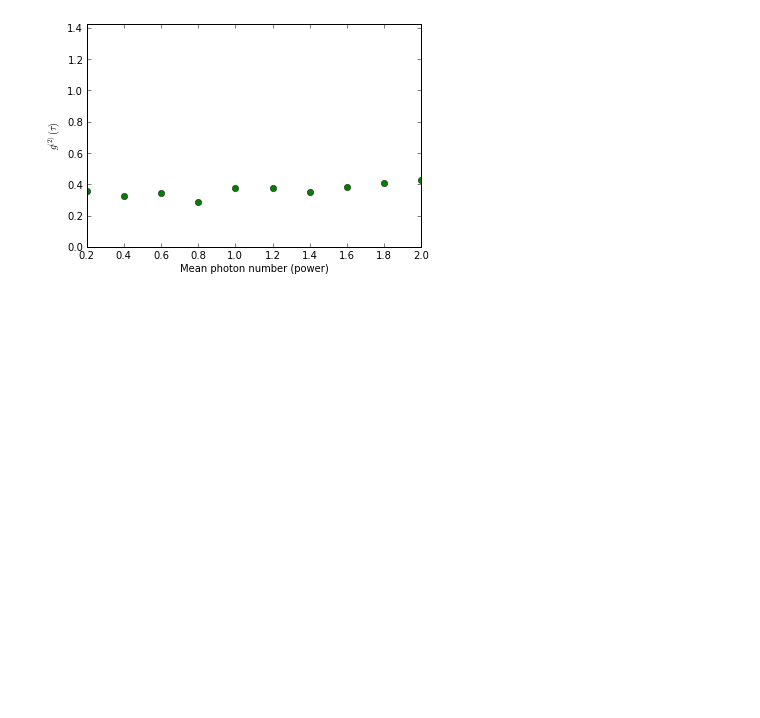
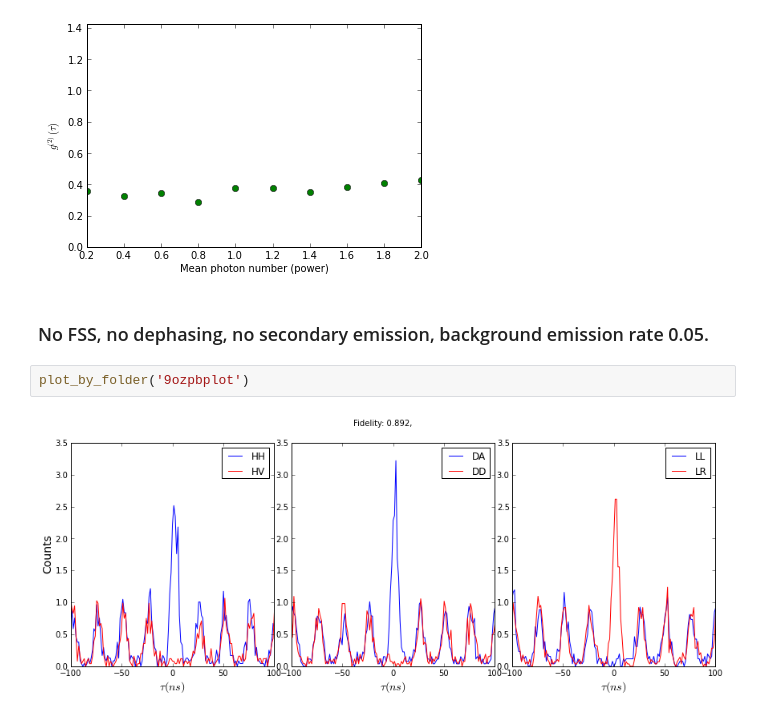
Before and after one commit to eoinmurray/icarus, a Jupyter notebook: Fidelity curves.ipynb, the cells around one changed output. Cells and saved outputs as stored; diff of their text form; blank space fills up the shorter version.

```diff
--- a/Fidelity curves.ipynb
+++ b/Fidelity curves.ipynb
@@ -46,3 +68,9 @@ run Experiments/g2_vs_power.py
 Running g2 vs power.
 Iteration: 10 of 10.
 [figure]
+# %% [markdown]
+### No FSS, no dephasing, no secondary emission, background emission rate 0.05.
+# %%
+plot_by_folder('9ozpbplot')
+# %% [output]
+[figure, added]
```
Also changed, not shown: parts of 4 cells of this notebook, 4 other files.
